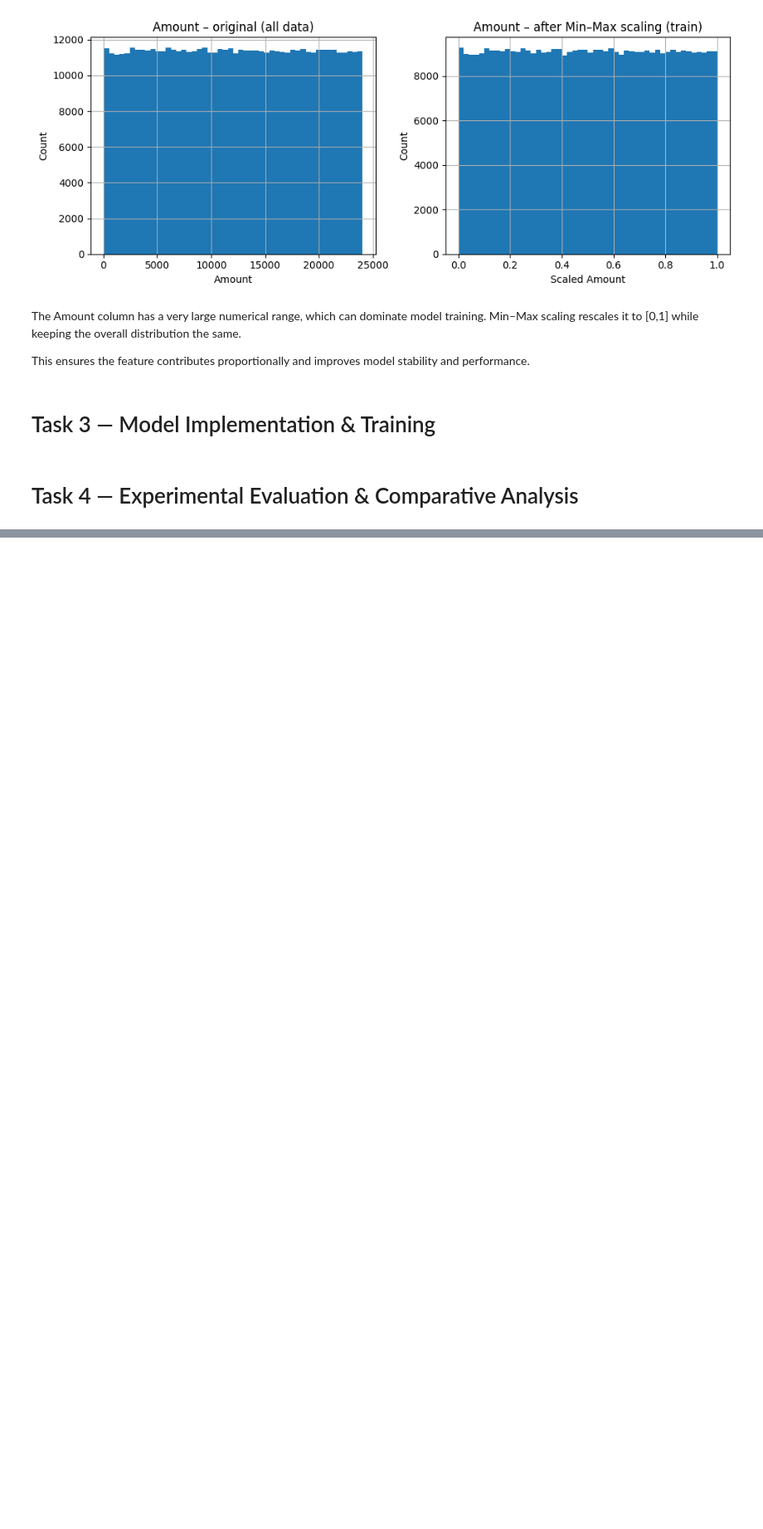
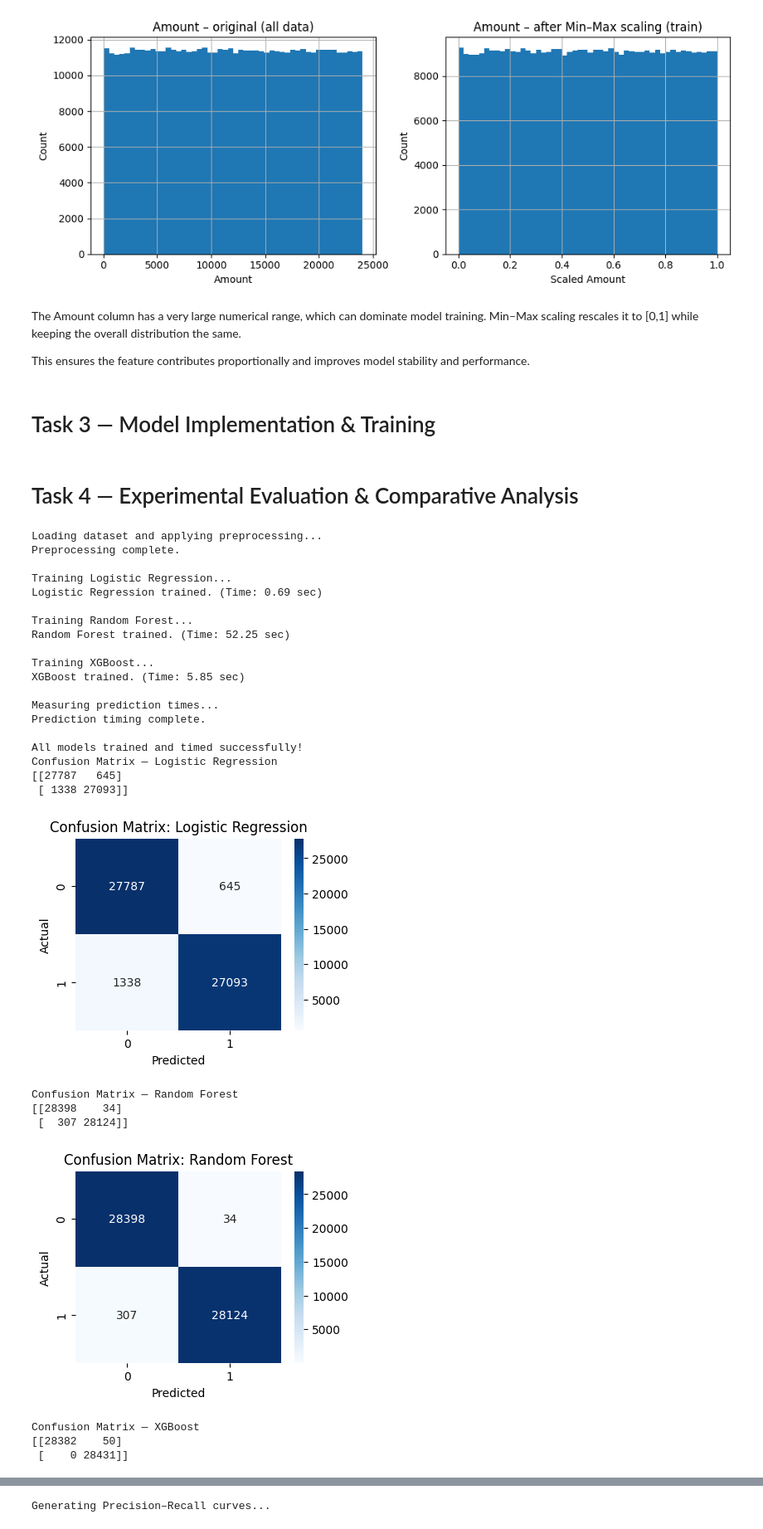
Before and after one commit to whuan349/DS3000_Credit_Card_Fraud_Detection, a Jupyter notebook: DS3000_Project.ipynb, the cells around one changed output, grey strips where cells are left out. Shown at 83% size. Cells and saved outputs as stored; diff of their text form; code cells hidden in the pictures; blank space fills up the shorter version.

Commit message:
Task 4 Evaluation Added to Notebook

```diff
--- a/DS3000_Project.ipynb
+++ b/DS3000_Project.ipynb
@@ -266,3 +266,37 @@ This ensures the feature contributes proportionally and improves model stability
 # Task 3 — Model Implementation & Training
 # %% [markdown]
 # Task 4 — Experimental Evaluation & Comparative Analysis
+# %%
+# Imprting the function which generates all evaluations and comparison metrics for models
+from evaluation import evaluate_models
+
+results = evaluate_models()
+results
+# %% [output]
+Loading dataset and applying preprocessing...
+Preprocessing complete.
+
+Training Logistic Regression...
+Logistic Regression trained. (Time: 0.69 sec)
+
+Training Random Forest...
+Random Forest trained. (Time: 52.25 sec)
+
+Training XGBoost...
+XGBoost trained. (Time: 5.85 sec)
+
+Measuring prediction times...
+Prediction timing complete.
+
+All models trained and timed successfully!
+Confusion Matrix — Logistic Regression
+[[27787   645]
+ [ 1338 27093]]
+[figure, added]
+Confusion Matrix — Random Forest
+[[28398    34]
+ [  307 28124]]
+[figure, added]
+Confusion Matrix — XGBoost
+[[28382    50]
+ [    0 28431]]
@@ -268,0 +317 @@ This ensures the feature contributes proportionally and improves model stability
+Generating Precision–Recall curves...
```
Also changed, not shown: parts of 1 cell of this notebook.
